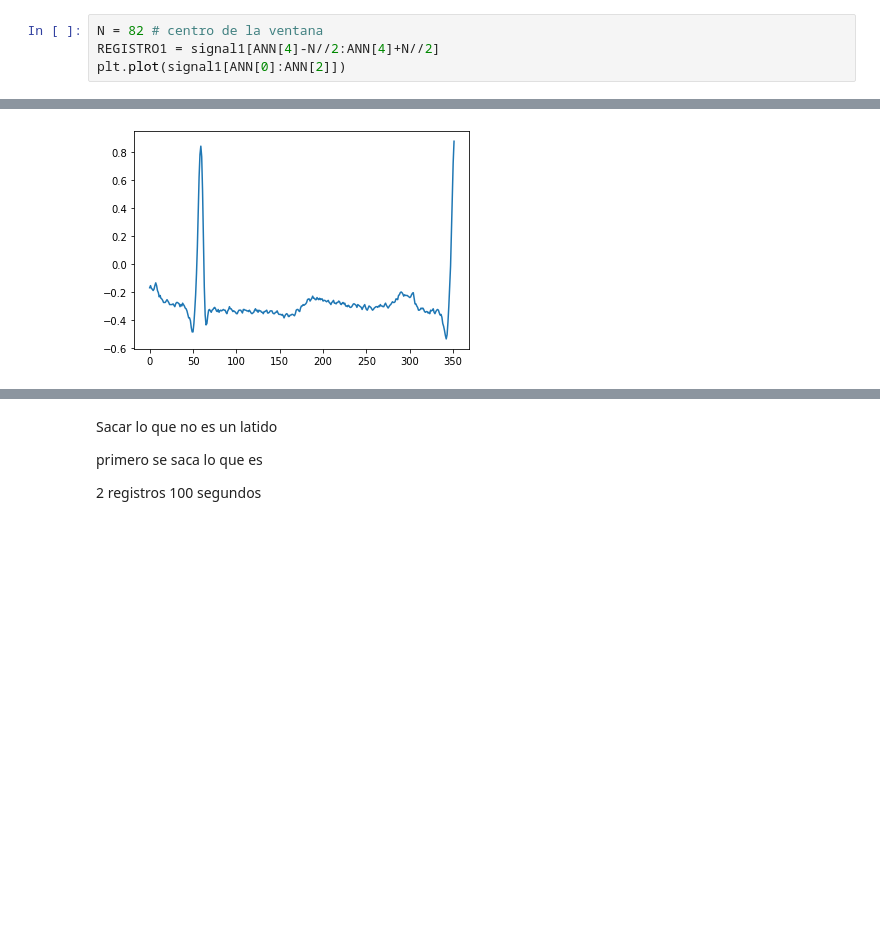
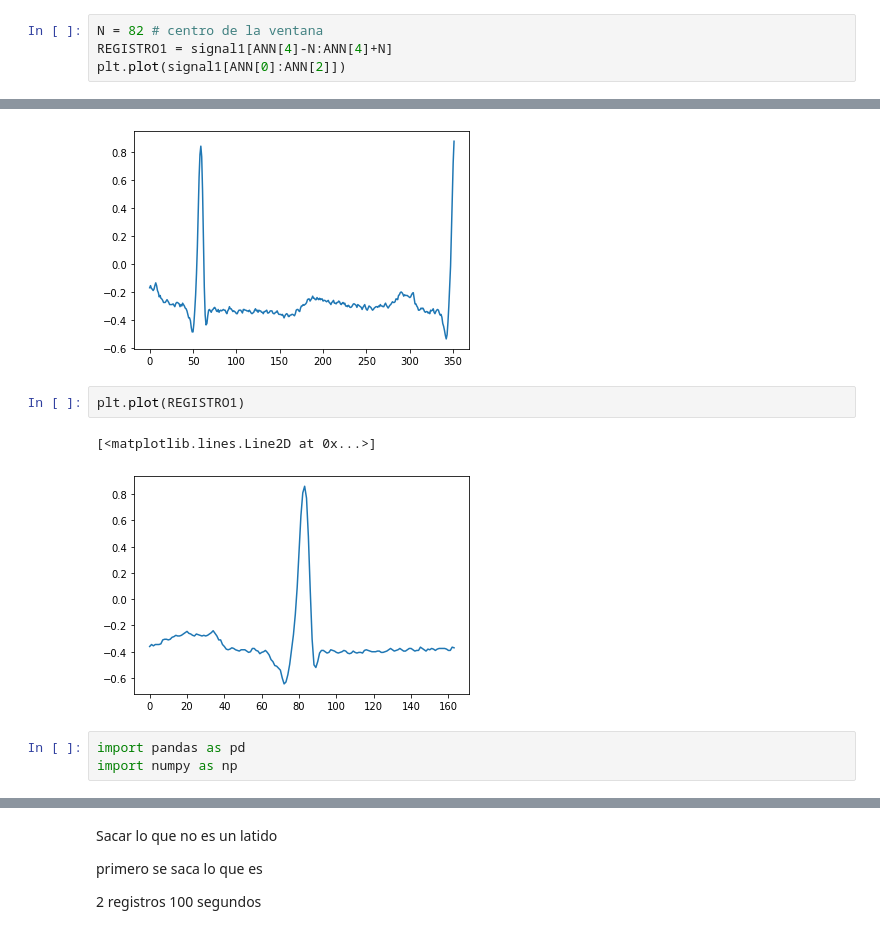
Before and after one commit to JohanCala/Eighth-Semester, a Jupyter notebook: AnaliticaDeDatosEInteligenicaArtificialModulos.ipynb, the cells around one changed output, grey strips where cells are left out. Drawn from its saved outputs; the diff is of its cells as text; blank space fills up the shorter version.

```diff
--- a/AnaliticaDeDatosEInteligenicaArtificialModulos.ipynb
+++ b/AnaliticaDeDatosEInteligenicaArtificialModulos.ipynb
@@ -99,8 +99,16 @@ si se dan varias etiqutas las señales son tomadas en diferentes momentos en el
 en series temporales necesito dinamicas.
 # %%
 N = 82 # centro de la ventana
-REGISTRO1 = signal1[ANN[4]-N//2:ANN[4]+N//2]
+REGISTRO1 = signal1[ANN[4]-N:ANN[4]+N]
 plt.plot(signal1[ANN[0]:ANN[2]])
 # %% [output]
 [<matplotlib.lines.Line2D at 0x...>]
 [figure]
+# %%
+plt.plot(REGISTRO1)
+# %% [output]
+[<matplotlib.lines.Line2D at 0x...>]
+[figure, added]
+# %%
+import pandas as pd
+import numpy as np
```
Also changed, not shown: parts of 2 cells of this notebook.
